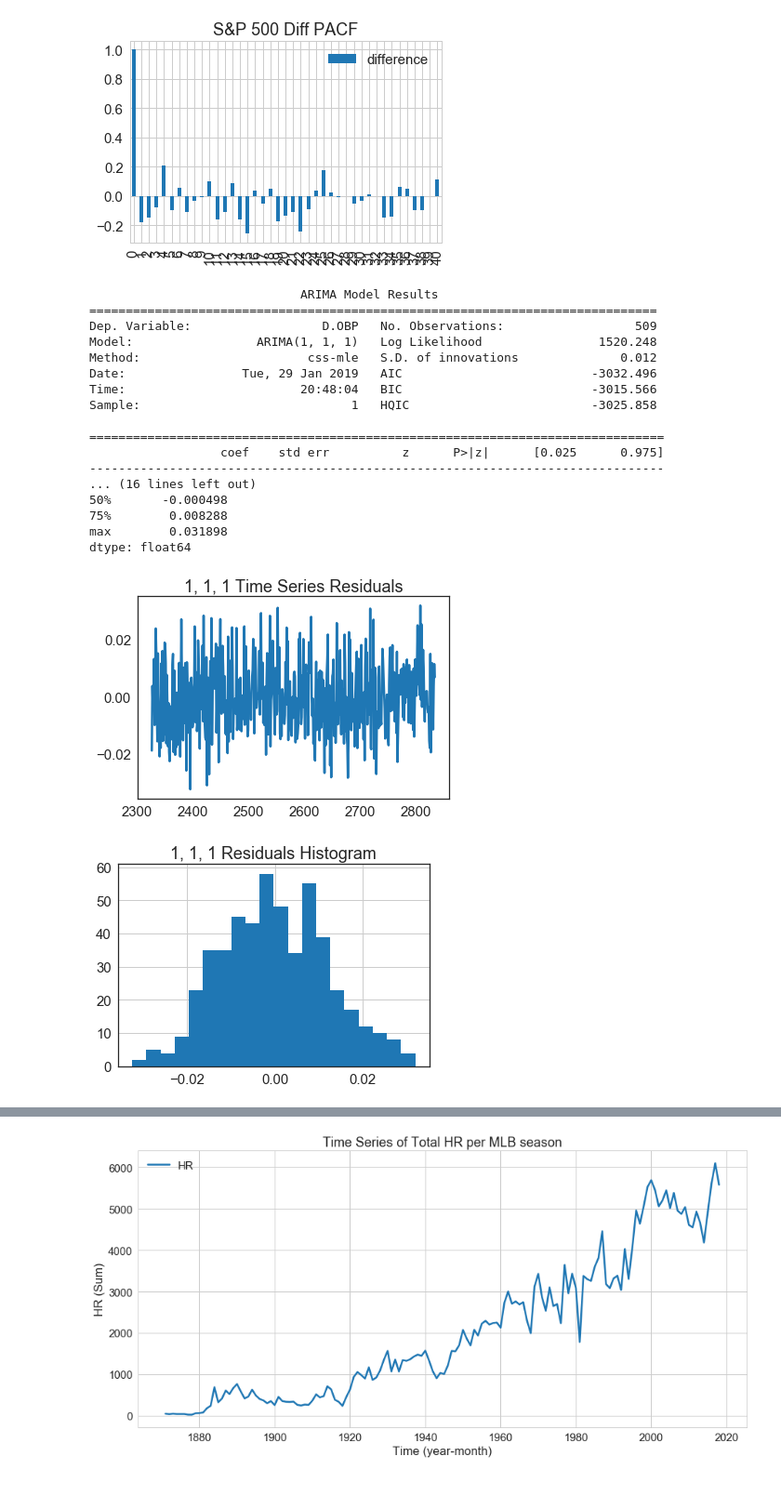
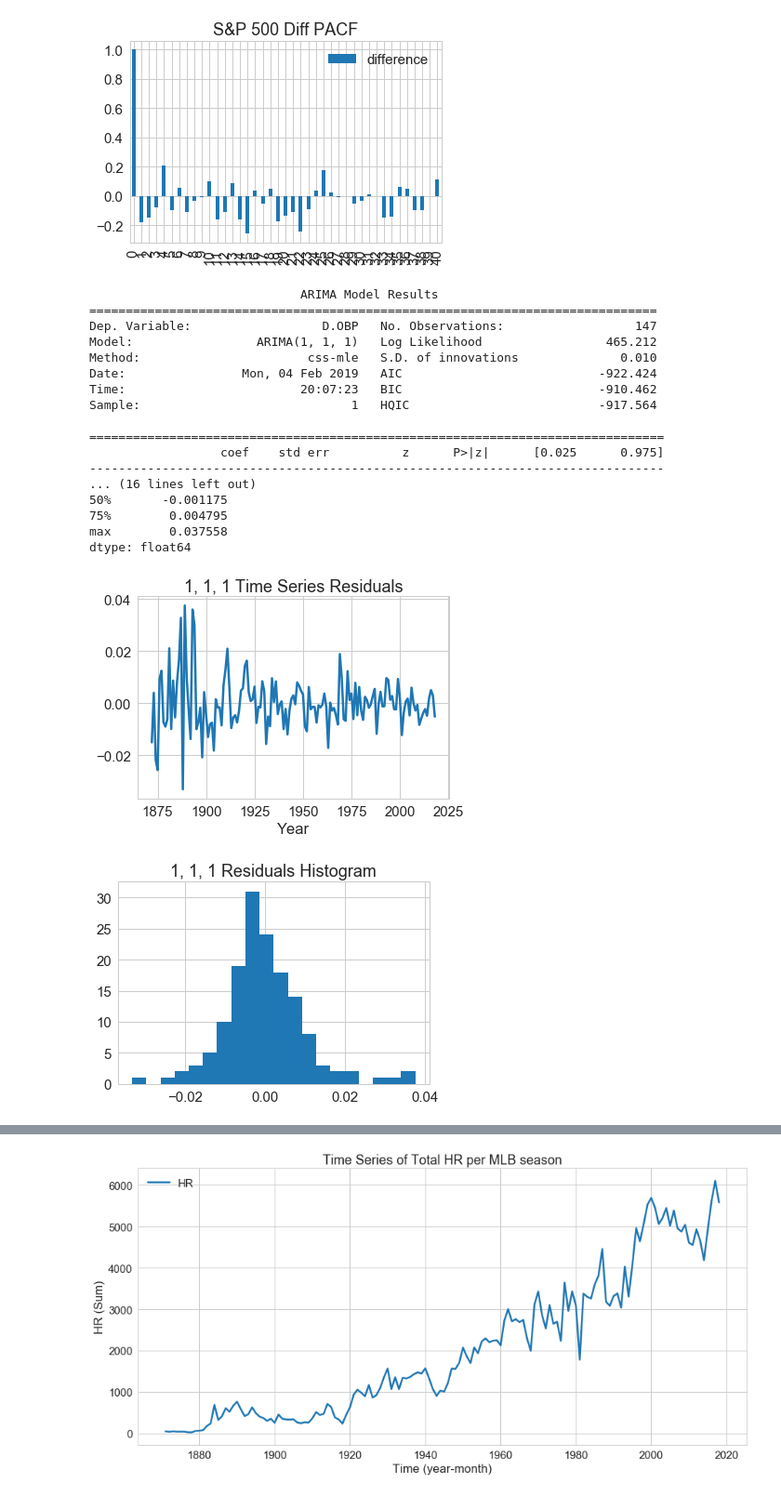
Before and after one commit to ezzanger/Supervised-Learning-Capstones, a Jupyter notebook: MLB Winning Optimization Machine.ipynb, the cells around one changed output, grey strips where cells are left out. Shown at 93% size. Cells and saved outputs as stored; diff of their text form; code cells hidden in the pictures.

```diff
--- a/MLB Winning Optimization Machine.ipynb
+++ b/MLB Winning Optimization Machine.ipynb
@@ -237,37 +238,37 @@ plt.legend(['difference'])
 [figure]
 # %%
 from statsmodels.tsa.arima_model import ARIMA
-model_111 = ARIMA(Team1['OBP'], order=(1,1,1))
+model_111 = ARIMA(Saber2['OBP'], order=(1,1,1))
 model_111_fit = model_111.fit()
 print(model_111_fit.summary())
 print('Residuals Description')
 print(model_111_fit.resid.describe())
 
 residuals_111 = pd.DataFrame(model_111_fit.resid)
 residuals_111.plot(legend=False)
 plt.title('1, 1, 1 Time Series Residuals')
 
 residuals_111.hist(bins=20)
 plt.title('1, 1, 1 Residuals Histogram')
 
 plt.show()
 # %% [output]
                              ARIMA Model Results
 ==============================================================================
-Dep. Variable:                  D.OBP   No. Observations:                  509
-Model:                 ARIMA(1, 1, 1)   Log Likelihood                1520.248
-Method:                       css-mle   S.D. of innovations              0.012
-Date:                Tue, 29 Jan 2019   AIC                          -3032.496
-Time:                        20:48:04   BIC                          -3015.566
-Sample:                             1   HQIC                         -3025.858
+Dep. Variable:                  D.OBP   No. Observations:                  147
+Model:                 ARIMA(1, 1, 1)   Log Likelihood                 465.212
+Method:                       css-mle   S.D. of innovations              0.010
+Date:                Mon, 04 Feb 2019   AIC                           -922.424
+Time:                        20:07:23   BIC                           -910.462
+Sample:                             1   HQIC                          -917.564
 
 ===============================================================================
                   coef    std err          z      P>|z|      [0.025      0.975]
 -------------------------------------------------------------------------------
 ... (16 lines left out)
-50%       -0.000498
-75%        0.008288
-max        0.031898
+50%       -0.001175
+75%        0.004795
+max        0.037558
 dtype: float64
-[figure, old version]
+[figure, new version]
-[figure, old version]
+[figure, new version]
```
Also changed, not shown: parts of 37 cells of this notebook.
